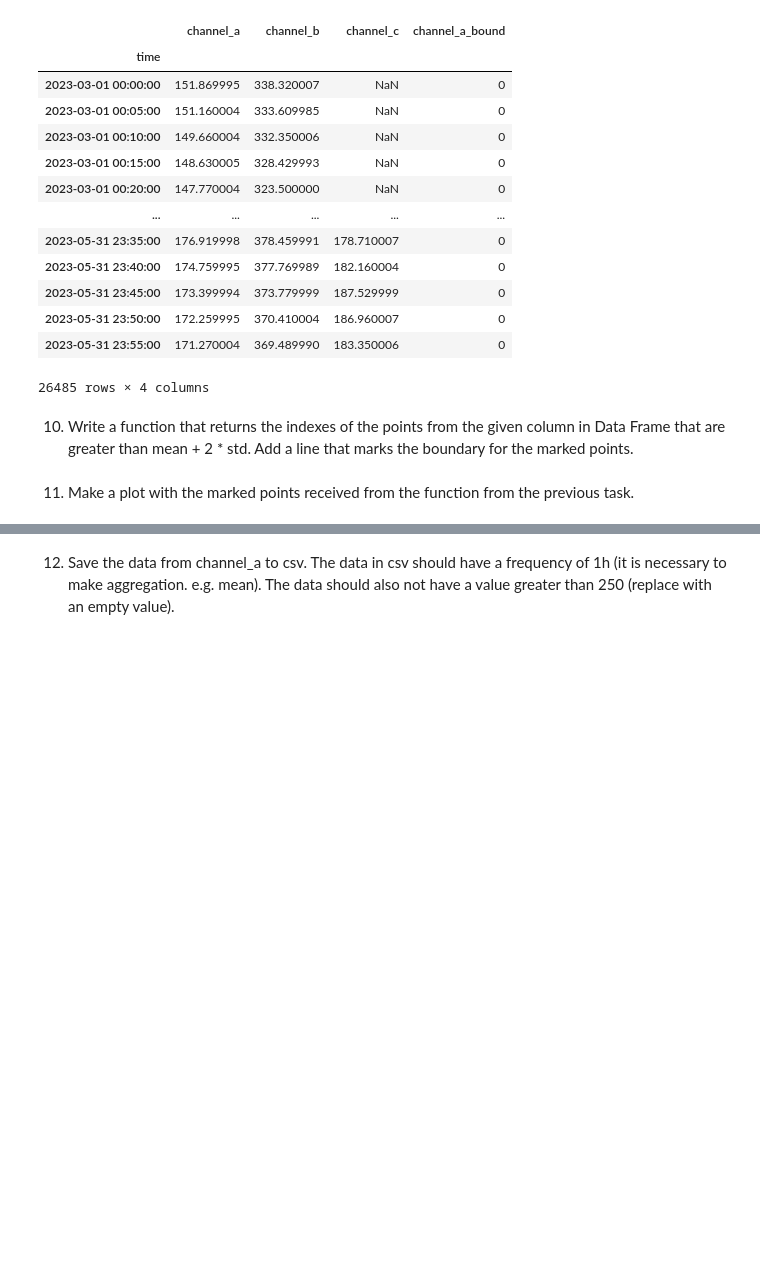
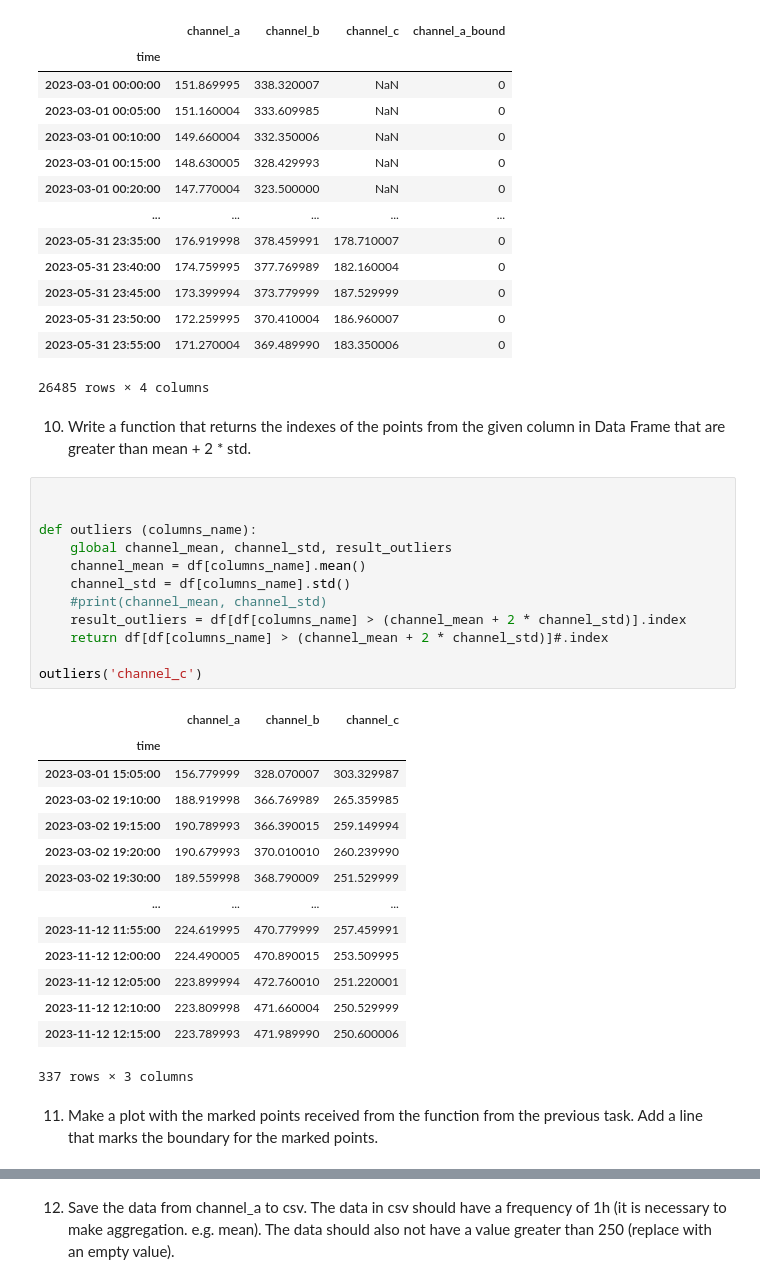
Before and after one commit to Lozyloze/Infinitii_training, a Jupyter notebook: Assignment_2nd_part.ipynb, the cells around one changed output, grey strips where cells are left out. Cells and saved outputs as stored; diff of their text form; blank space fills up the shorter version.

```diff
--- a/Assignment_2nd_part.ipynb
+++ b/Assignment_2nd_part.ipynb
@@ -352,6 +352,33 @@ daterange('2023-03','2023-05')
 | 2023-05-31 23:55:00 | 171.270004 | 369.489990 | 183.350006 | 0 |
 26485 rows × 4 columns
 # %% [markdown]
-10. Write a function that returns the indexes of the points from the given column in Data Frame that are greater than mean + 2 * std. Add a line that marks the boundary for the marked points.
+10. Write a function that returns the indexes of the points from the given column in Data Frame that are greater than mean + 2 * std.
+# %%
+
+
+def outliers (columns_name):
+    global channel_mean, channel_std, result_outliers
+    channel_mean = df[columns_name].mean()
+    channel_std = df[columns_name].std()
+    #print(channel_mean, channel_std)
+    result_outliers = df[df[columns_name] > (channel_mean + 2 * channel_std)].index
+    return df[df[columns_name] > (channel_mean + 2 * channel_std)]#.index
+
+outliers('channel_c')
+# %% [output]
+|  | channel_a | channel_b | channel_c |
+| time |  |  |  |
+| 2023-03-01 15:05:00 | 156.779999 | 328.070007 | 303.329987 |
+| 2023-03-02 19:10:00 | 188.919998 | 366.769989 | 265.359985 |
+| 2023-03-02 19:15:00 | 190.789993 | 366.390015 | 259.149994 |
+| 2023-03-02 19:20:00 | 190.679993 | 370.010010 | 260.239990 |
+| 2023-03-02 19:30:00 | 189.559998 | 368.790009 | 251.529999 |
+| ... | ... | ... | ... |
+| 2023-11-12 11:55:00 | 224.619995 | 470.779999 | 257.459991 |
+| 2023-11-12 12:00:00 | 224.490005 | 470.890015 | 253.509995 |
+| 2023-11-12 12:05:00 | 223.899994 | 472.760010 | 251.220001 |
+| 2023-11-12 12:10:00 | 223.809998 | 471.660004 | 250.529999 |
+| 2023-11-12 12:15:00 | 223.789993 | 471.989990 | 250.600006 |
+337 rows × 3 columns
 # %% [markdown]
-11. Make a plot with the marked points received from the function from the previous task.
+11. Make a plot with the marked points received from the function from the previous task. Add a line that marks the boundary for the marked points.
```
Also changed, not shown: parts of 1 cell of this notebook.
